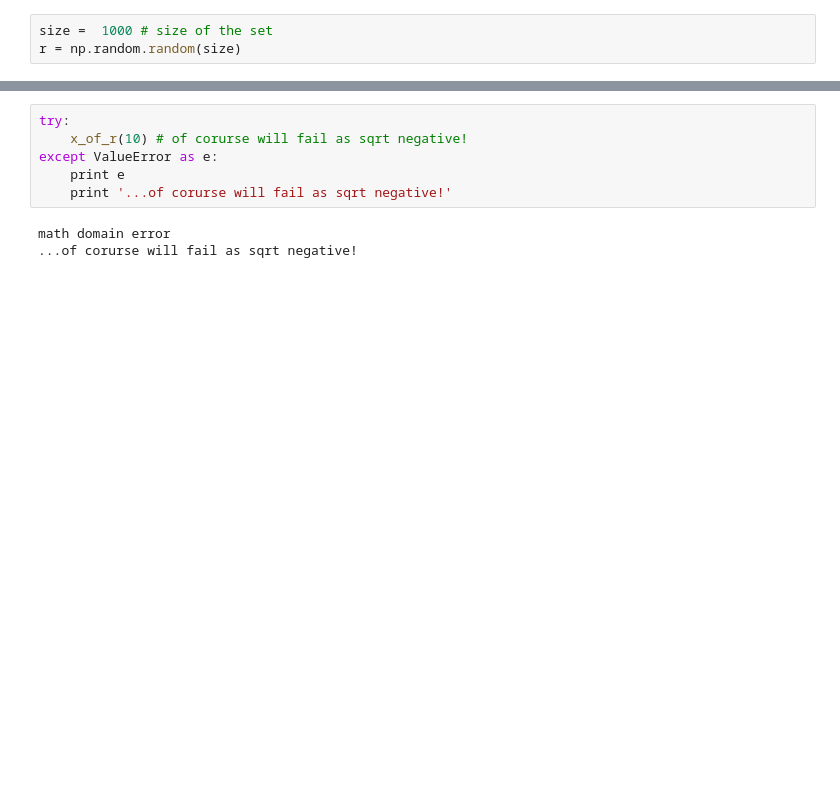
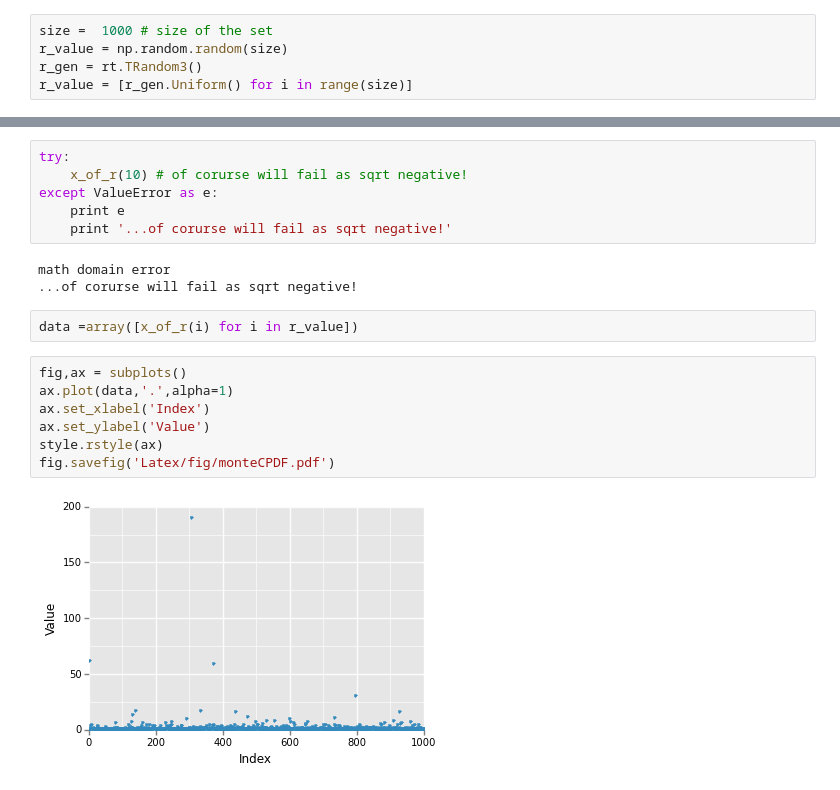
Before and after one commit to giulioungaretti/stats2013, a Jupyter notebook: ProblemSet/3.1.ipynb, the cells around one changed output, grey strips where cells are left out. Drawn from its saved outputs; the diff is of its cells as text; blank space fills up the shorter version.

```diff
--- a/ProblemSet/3.1.ipynb
+++ b/ProblemSet/3.1.ipynb
@@ -40,7 +45,9 @@ Generate numbers according to this p.d.f.
   - generate random set r1, r2, $\dots$ uniformily distributed in  [0,1).
 # %%
 size =  1000 # size of the set
-r = np.random.random(size)
+r_value = np.random.random(size)
+r_gen = rt.TRandom3()
+r_value = [r_gen.Uniform() for i in range(size)]
 # %% [markdown]
  - find a suitable function x(r) which yelds the desired nubmers according the chosen pdf when evaluated with the r values
 # %%
@@ -76,3 +88,14 @@ except ValueError as e:
 # %% [output]
 math domain error
 ...of corurse will fail as sqrt negative!
+# %%
+data =array([x_of_r(i) for i in r_value])
+# %%
+fig,ax = subplots()
+ax.plot(data,'.',alpha=1)
+ax.set_xlabel('Index')
+ax.set_ylabel('Value')
+style.rstyle(ax)
+fig.savefig('Latex/fig/monteCPDF.pdf')
+# %% [output]
+[figure, added]
```
Also changed, not shown: parts of 8 cells of this notebook, 1 other file.
